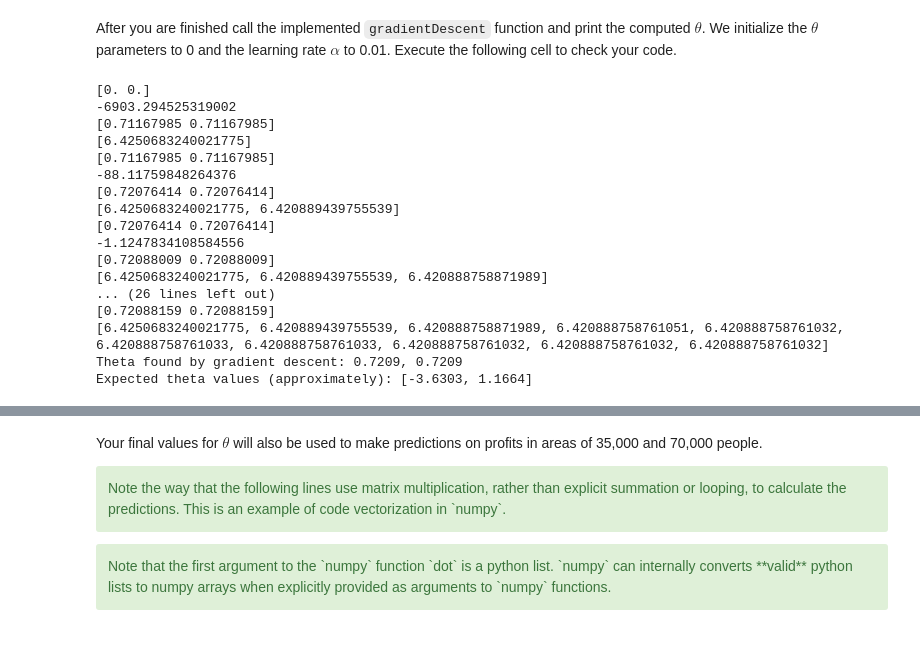
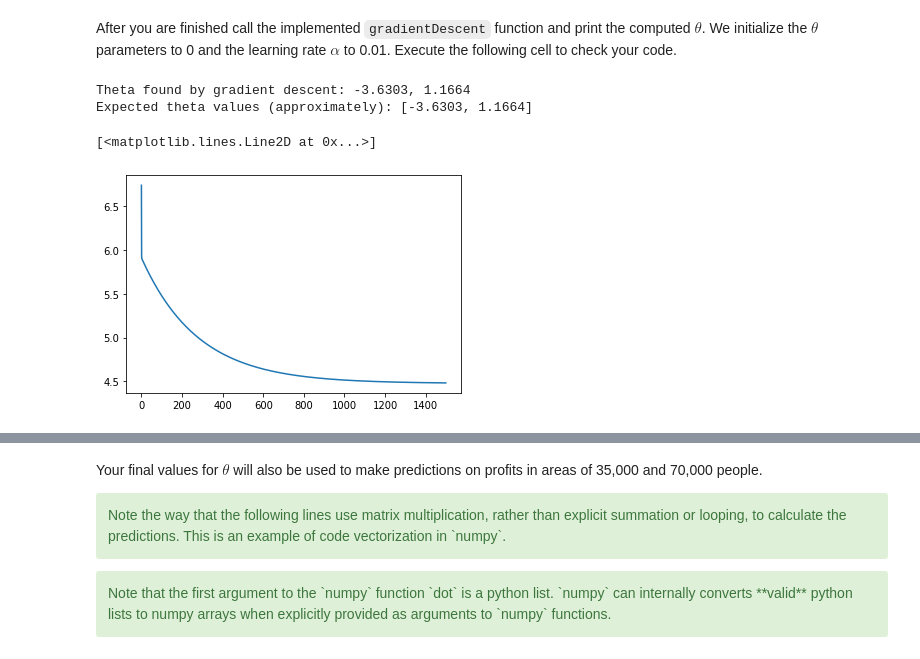
Before and after one commit to ychen105/ml-coursera-python-assignments, a Jupyter notebook: Exercise1/exercise1.ipynb, the cells around one changed output, grey strips where cells are left out. Saved outputs shown, nothing was run; the diff lists cells and outputs as text; code cells hidden in the pictures.

```diff
--- a/Exercise1/exercise1.ipynb
+++ b/Exercise1/exercise1.ipynb
@@ -435,14 +433,10 @@ def gradientDescent(X, y, theta, alpha, num_iters):
 
     for i in range(num_iters):
         errors = np.dot(X, theta) - y
-        print(theta)
-        print(np.sum(np.dot(errors,X)))
-        theta = theta - alpha / m * np.sum(np.dot(errors,X))
+        theta = theta - alpha / m * (np.dot(errors,X))
 
-        print(theta)
         # save the cost J in every iteration
         J_history.append(computeCost(X, y, theta))
-        print(J_history)
     return theta, J_history
 # %% [markdown]
 After you are finished call the implemented `gradientDescent` function and print the computed $\theta$. We initialize the $\theta$ parameters to 0 and the learning rate $\alpha$ to 0.01. Execute the following cell to check your code.
@@ -451,30 +445,20 @@ After you are finished call the implemented `gradientDescent` function and print
 theta = np.zeros(2)
 
 # some gradient descent settings
-iterations = 10
+iterations = 1500
 alpha = 0.01
 
 theta, J_history = gradientDescent(X ,y, theta, alpha, iterations)
 print('Theta found by gradient descent: {:.4f}, {:.4f}'.format(*theta))
 print('Expected theta values (approximately): [-3.6303, 1.1664]')
 # %% [output]
-[0. 0.]
--6903.294525319002
-[0.71167985 0.71167985]
-[6.4250683240021775]
-[0.71167985 0.71167985]
--88.11759848264376
-[0.72076414 0.72076414]
-[6.4250683240021775, 6.420889439755539]
-[0.72076414 0.72076414]
--1.1247834108584556
-[0.72088009 0.72088009]
-[6.4250683240021775, 6.420889439755539, 6.420888758871989]
-... (26 lines left out)
-[0.72088159 0.72088159]
-[6.4250683240021775, 6.420889439755539, 6.420888758871989, 6.420888758761051, 6.420888758761032, 6.420888758761033, 6.420888758761033, 6.420888758761032, 6.420888758761032, 6.420888758761032]
-Theta found by gradient descent: 0.7209, 0.7209
+Theta found by gradient descent: -3.6303, 1.1664
 Expected theta values (approximately): [-3.6303, 1.1664]
+# %%
+plt.plot(J_history)
+# %% [output]
+[<matplotlib.lines.Line2D at 0x...>]
+[figure, added]
 # %% [markdown]
 We will use your final parameters to plot the linear fit. The results should look like the following figure.
 
```
Also changed, not shown: parts of 21 cells of this notebook.
